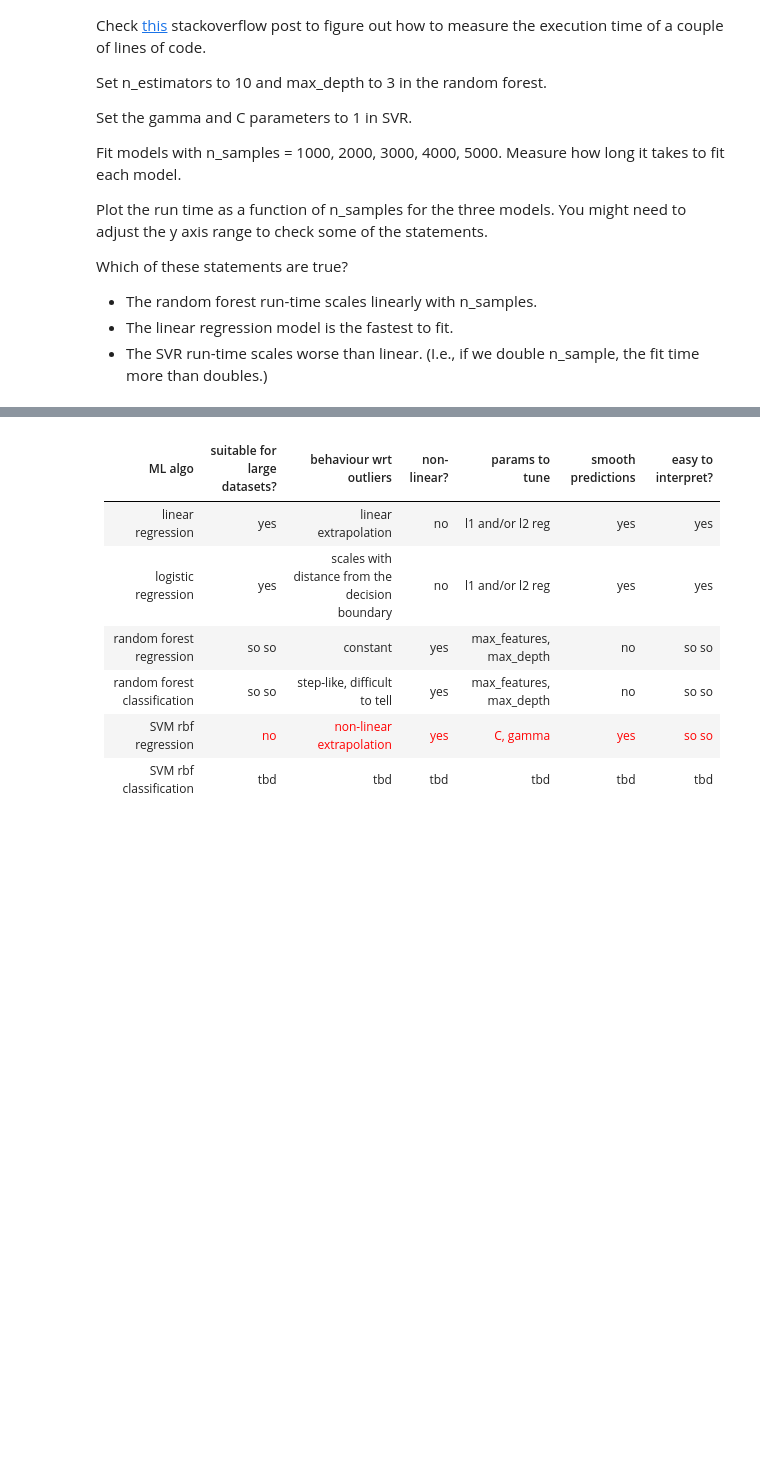
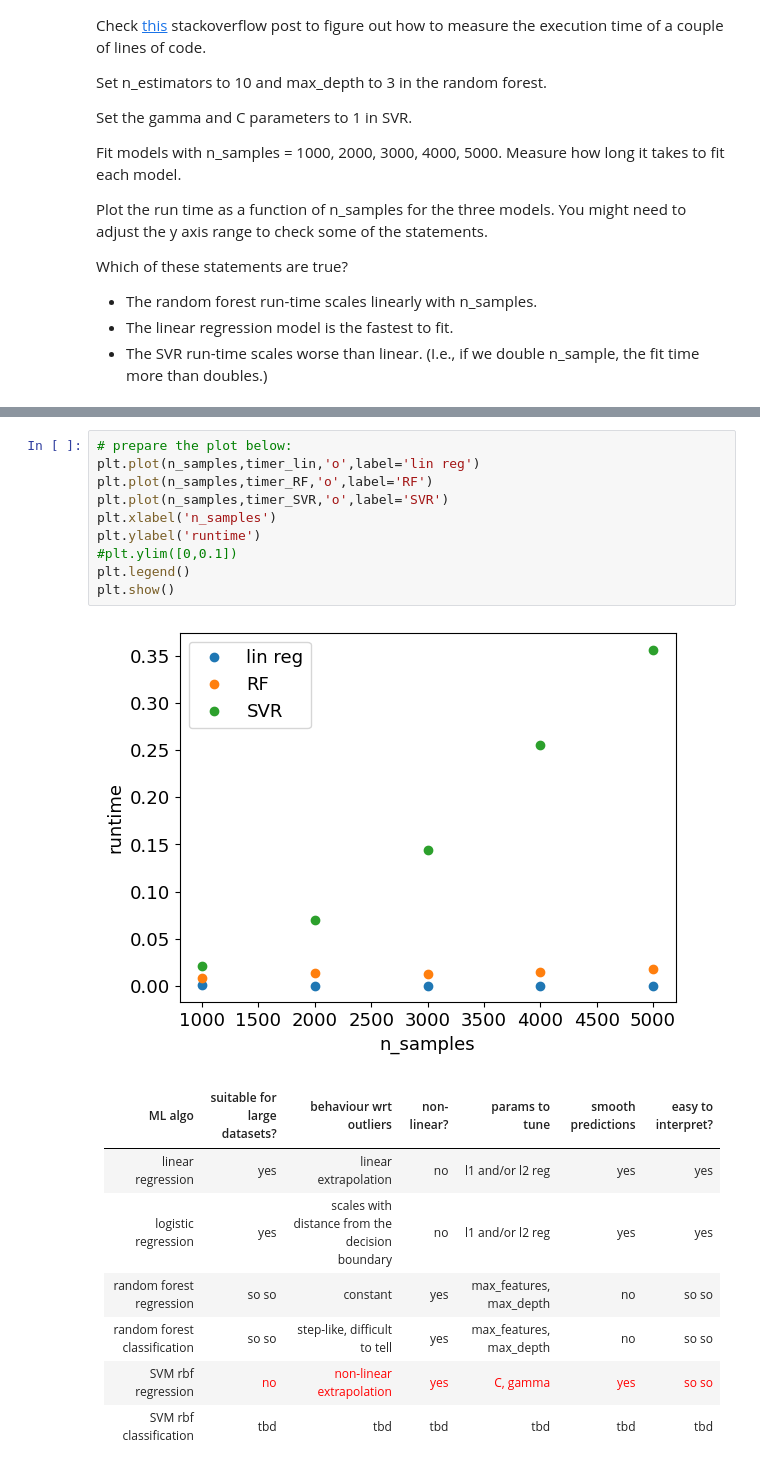
Before and after one commit to BrownDSI/DATA1030-Fall2022, a Jupyter notebook: week7 - supervised ML algos/ml_algos_2.ipynb, the cells around one changed output, grey strips where cells are left out. Drawn from its saved outputs; the diff is of its cells as text; blank space fills up the shorter version.

```diff
--- a/week7 - supervised ML algos/ml_algos_2.ipynb
+++ b/week7 - supervised ML algos/ml_algos_2.ipynb
@@ -271,3 +296,15 @@ for n_sample in n_samples:
+# %%
+# prepare the plot below:
+plt.plot(n_samples,timer_lin,'o',label='lin reg')
+plt.plot(n_samples,timer_RF,'o',label='RF')
+plt.plot(n_samples,timer_SVR,'o',label='SVR')
+plt.xlabel('n_samples')
+plt.ylabel('runtime')
+#plt.ylim([0,0.1])
+plt.legend()
+plt.show()
+# %% [output]
+[figure, added]
 # %% [markdown]
 | ML algo                      	| suitable for large datasets? 	| behaviour wrt outliers 	| non-linear? 	|  params to tune  	|smooth predictions| easy to interpret?|
 |------------------------------	|:----------------------------:	|:----------------------:	|:-----------:	|:----------------:	|:----------------:	|:----------------:	|
```
Also changed, not shown: parts of 3 cells of this notebook, 3 other files.
